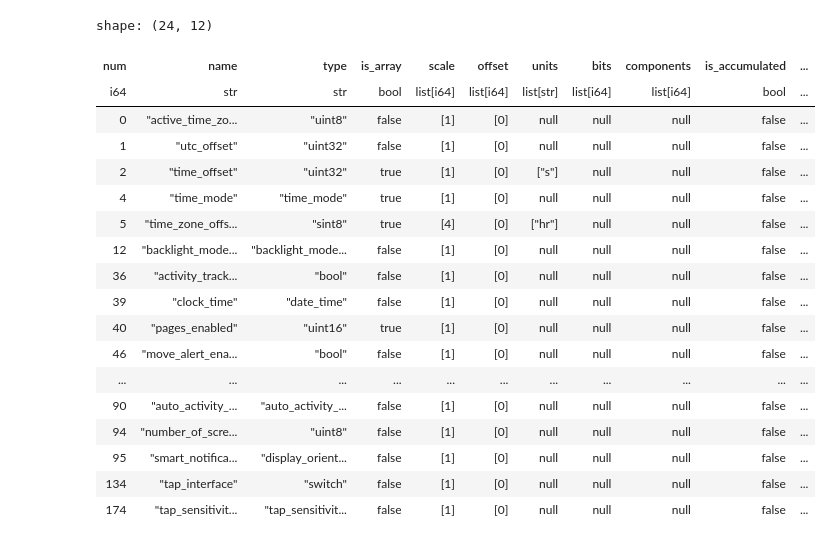
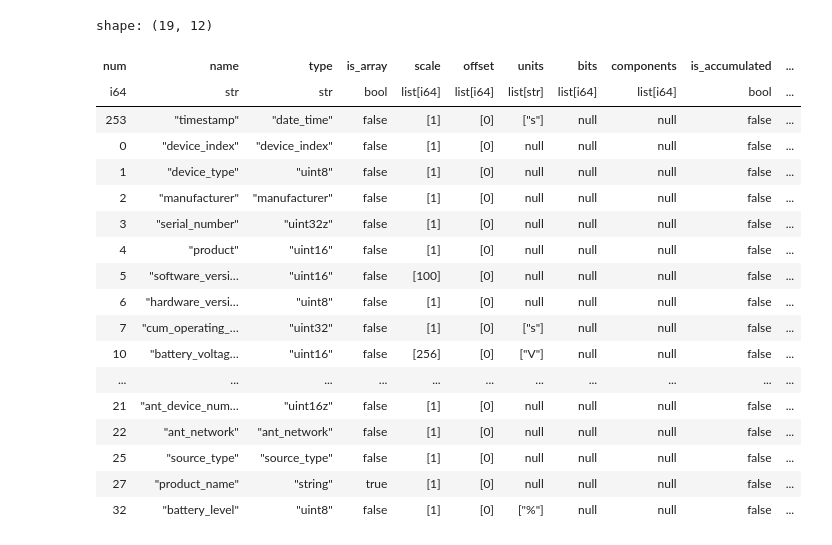
Before and after one commit to johnmdonich/fitdb, a Jupyter notebook: notebooks/fitdb_usage.ipynb, the cells around one changed output. Drawn from its saved outputs; the diff is of its cells as text; code cells hidden in the pictures.

```diff
--- a/notebooks/fitdb_usage.ipynb
+++ b/notebooks/fitdb_usage.ipynb
@@ -3,0 +186,6 @@ from fitdb.profile import FitDBProfile
+# %%
+profile = FitDBProfile()
+messages_df = profile.messages.df()
+message_fields_df = profile.message_fields.df()
+message_subfields_df = profile.message_subfields.df()
+fit_type_props_df = profile.fit_type_properties.df()
@@ -4,23 +199,22 @@ from fitdb.profile import FitDBProfile
 # %%
-profile = FitDBProfile()
-profile.message_fields.df().filter(pl.col("message_num") == 2)
+message_fields_df.filter(pl.col("message_num") == 23)
 # %% [output]
-shape: (24, 12)
+shape: (19, 12)
 | num | name | type | is_array | scale | offset | units | bits | components | is_accumulated | ... |
 | i64 | str | str | bool | list[i64] | list[i64] | list[str] | list[i64] | list[i64] | bool | ... |
-| 0 | "active_time_zo... | "uint8" | false | [1] | [0] | null | null | null | false | ... |
-| 1 | "utc_offset" | "uint32" | false | [1] | [0] | null | null | null | false | ... |
-| 2 | "time_offset" | "uint32" | true | [1] | [0] | ["s"] | null | null | false | ... |
-| 4 | "time_mode" | "time_mode" | true | [1] | [0] | null | null | null | false | ... |
-| 5 | "time_zone_offs... | "sint8" | true | [4] | [0] | ["hr"] | null | null | false | ... |
-| 12 | "backlight_mode... | "backlight_mode... | false | [1] | [0] | null | null | null | false | ... |
-| 36 | "activity_track... | "bool" | false | [1] | [0] | null | null | null | false | ... |
-| 39 | "clock_time" | "date_time" | false | [1] | [0] | null | null | null | false | ... |
-| 40 | "pages_enabled" | "uint16" | true | [1] | [0] | null | null | null | false | ... |
-| 46 | "move_alert_ena... | "bool" | false | [1] | [0] | null | null | null | false | ... |
+| 253 | "timestamp" | "date_time" | false | [1] | [0] | ["s"] | null | null | false | ... |
+| 0 | "device_index" | "device_index" | false | [1] | [0] | null | null | null | false | ... |
+| 1 | "device_type" | "uint8" | false | [1] | [0] | null | null | null | false | ... |
+| 2 | "manufacturer" | "manufacturer" | false | [1] | [0] | null | null | null | false | ... |
+| 3 | "serial_number" | "uint32z" | false | [1] | [0] | null | null | null | false | ... |
+| 4 | "product" | "uint16" | false | [1] | [0] | null | null | null | false | ... |
+| 5 | "software_versi… | "uint16" | false | [100] | [0] | null | null | null | false | ... |
+| 6 | "hardware_versi… | "uint8" | false | [1] | [0] | null | null | null | false | ... |
+| 7 | "cum_operating_… | "uint32" | false | [1] | [0] | ["s"] | null | null | false | ... |
+| 10 | "battery_voltag… | "uint16" | false | [256] | [0] | ["V"] | null | null | false | ... |
 | ... | ... | ... | ... | ... | ... | ... | ... | ... | ... | ... |
-| 90 | "auto_activity_... | "auto_activity_... | false | [1] | [0] | null | null | null | false | ... |
-| 94 | "number_of_scre... | "uint8" | false | [1] | [0] | null | null | null | false | ... |
-| 95 | "smart_notifica... | "display_orient... | false | [1] | [0] | null | null | null | false | ... |
-| 134 | "tap_interface" | "switch" | false | [1] | [0] | null | null | null | false | ... |
-| 174 | "tap_sensitivit... | "tap_sensitivit... | false | [1] | [0] | null | null | null | false | ... |
+| 21 | "ant_device_num… | "uint16z" | false | [1] | [0] | null | null | null | false | ... |
+| 22 | "ant_network" | "ant_network" | false | [1] | [0] | null | null | null | false | ... |
+| 25 | "source_type" | "source_type" | false | [1] | [0] | null | null | null | false | ... |
+| 27 | "product_name" | "string" | true | [1] | [0] | null | null | null | false | ... |
+| 32 | "battery_level" | "uint8" | false | [1] | [0] | ["%"] | null | null | false | ... |
```
Also changed, not shown: parts of 18 cells of this notebook, 13 other files.
